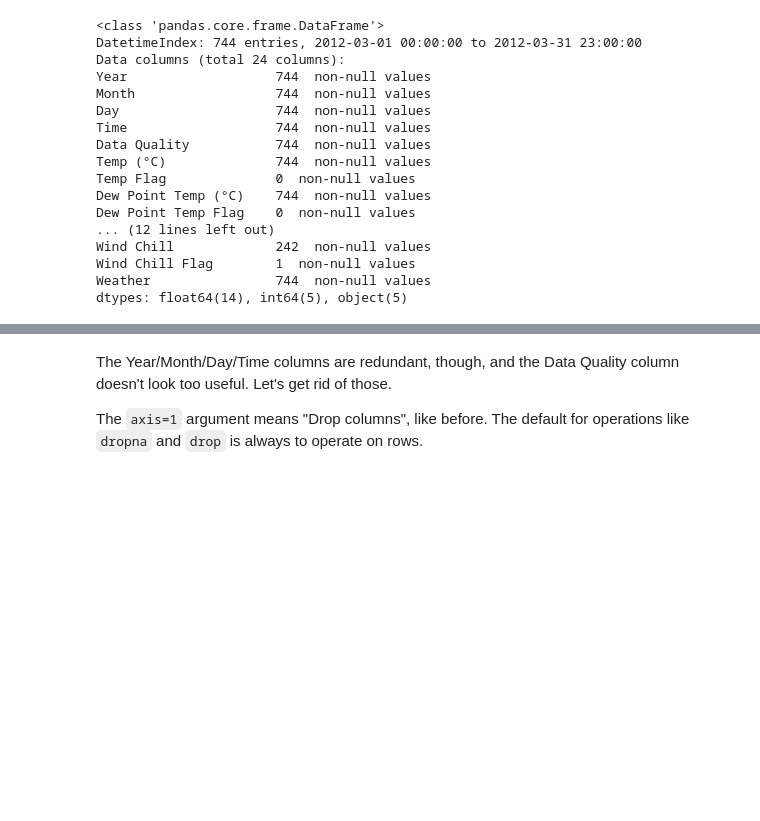
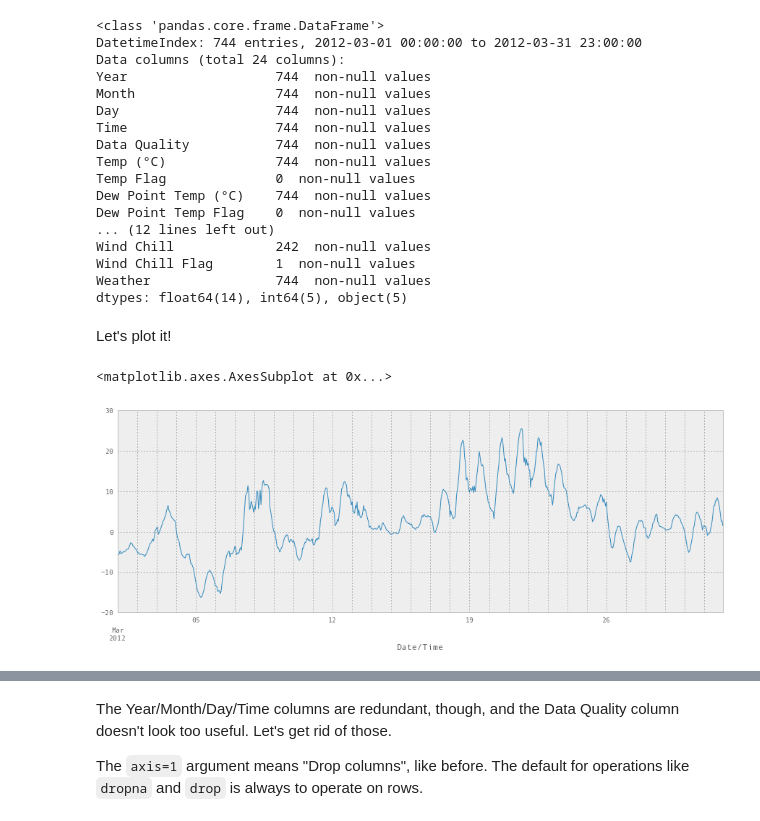
Before and after one commit to jvns/pandas-cookbook, a Jupyter notebook: cookbook/Chapter 5 - Combining dataframes and scraping Canadian weather data.ipynb, the cells around one changed output, grey strips where cells are left out. Cells and saved outputs as stored; diff of their text form; code cells hidden in the pictures; blank space fills up the shorter version.

```diff
--- a/cookbook/Chapter 5 - Combining dataframes and scraping Canadian weather data.ipynb
+++ b/cookbook/Chapter 5 - Combining dataframes and scraping Canadian weather data.ipynb
@@ -39,3 +55,10 @@ Wind Chill             242  non-null values
 Wind Chill Flag        1  non-null values
 Weather                744  non-null values
 dtypes: float64(14), int64(5), object(5)
+# %% [markdown]
+Let's plot it!
+# %%
+weather_mar2012[u"Temp (\xb0C)"].plot(figsize=(15, 5))
+# %% [output]
+<matplotlib.axes.AxesSubplot at 0x...>
+[figure, added]
```
Also changed, not shown: parts of 20 cells of this notebook.
